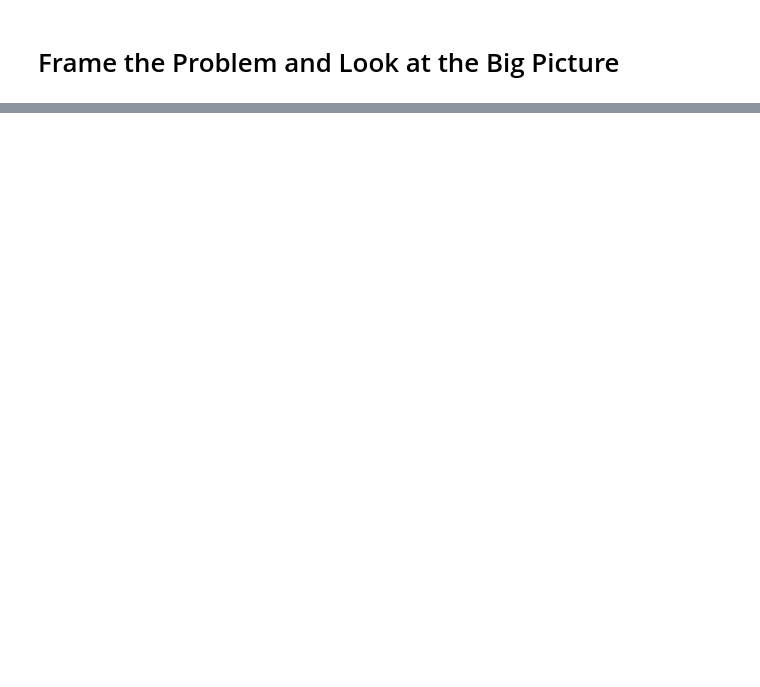
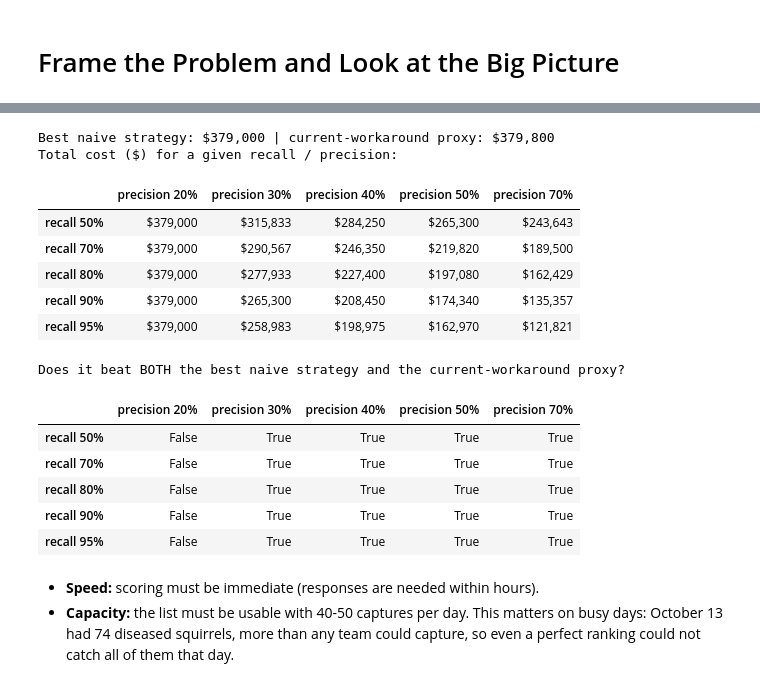
Before and after one commit to tshiyongam/P2-Nutosis, a Jupyter notebook: Nutosis.ipynb, the cells around one changed output, grey strips where cells are left out. Drawn from its saved outputs; the diff is of its cells as text; code cells hidden in the pictures; blank space fills up the shorter version.

```diff
--- a/Nutosis.ipynb
+++ b/Nutosis.ipynb
@@ -38,0 +218,39 @@ You must submit the train/test parquet files and a pickled preprocessor and fina
+# %%
+# What recall and precision does a model need to beat each baseline?
+# trips = caught / precision, caught = recall * total_diseased, missed = (1 - recall) * total_diseased
+total_diseased = int(census["diseased"].sum())
+best_naive = baselines.loc[["Never send an agent", "Send an agent to every sighting"], "total cost ($)"].min()
+workaround_cost = baselines.loc["Current workaround (proxy: approaches or chasing)", "total cost ($)"]
+
+recalls = [0.50, 0.70, 0.80, 0.90, 0.95]
+precisions = [0.20, 0.30, 0.40, 0.50, 0.70]
+grid = pd.DataFrame(
+    {f"precision {p:.0%}": [total_cost(r * total_diseased / p, (1 - r) * total_diseased)
+                            for r in recalls] for p in precisions},
+    index=[f"recall {r:.0%}" for r in recalls])
+print(f"Best naive strategy: ${best_naive:,.0f} | current-workaround proxy: ${workaround_cost:,.0f}")
+
+print("Total cost ($) for a given recall / precision:")
+display(grid.round(0).map("${:,.0f}".format))   # use .applymap on pandas < 2.1
+
+print("\nDoes it beat BOTH the best naive strategy and the current-workaround proxy?")
+display(grid.round(0) < min(best_naive, workaround_cost))
+# %% [output]
+Best naive strategy: $379,000 | current-workaround proxy: $379,800
+Total cost ($) for a given recall / precision:
+|  | precision 20% | precision 30% | precision 40% | precision 50% | precision 70% |
+| recall 50% | $379,000 | $315,833 | $284,250 | $265,300 | $243,643 |
+| recall 70% | $379,000 | $290,567 | $246,350 | $219,820 | $189,500 |
+| recall 80% | $379,000 | $277,933 | $227,400 | $197,080 | $162,429 |
+| recall 90% | $379,000 | $265,300 | $208,450 | $174,340 | $135,357 |
+| recall 95% | $379,000 | $258,983 | $198,975 | $162,970 | $121,821 |
+Does it beat BOTH the best naive strategy and the current-workaround proxy?
+|  | precision 20% | precision 30% | precision 40% | precision 50% | precision 70% |
+| recall 50% | False | True | True | True | True |
+| recall 70% | False | True | True | True | True |
+| recall 80% | False | True | True | True | True |
+| recall 90% | False | True | True | True | True |
+| recall 95% | False | True | True | True | True |
+# %% [markdown]
+* **Speed:** scoring must be immediate (responses are needed within hours).
+* **Capacity:** the list must be usable with 40-50 captures per day. This matters on busy days: October 13 had 74 diseased squirrels, more than any team could capture, so even a perfect ranking could not catch all of them that day.
```
Also changed, not shown: parts of 34 cells of this notebook.
